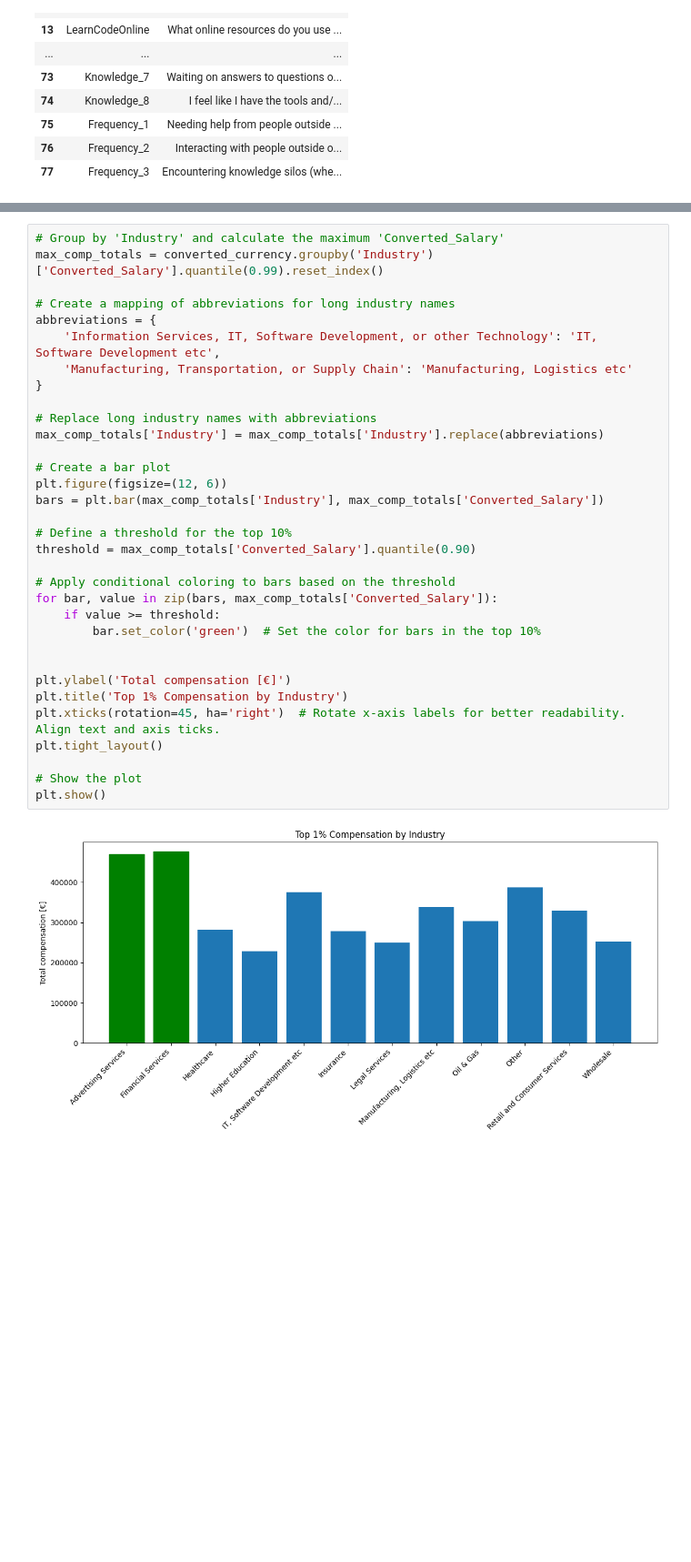
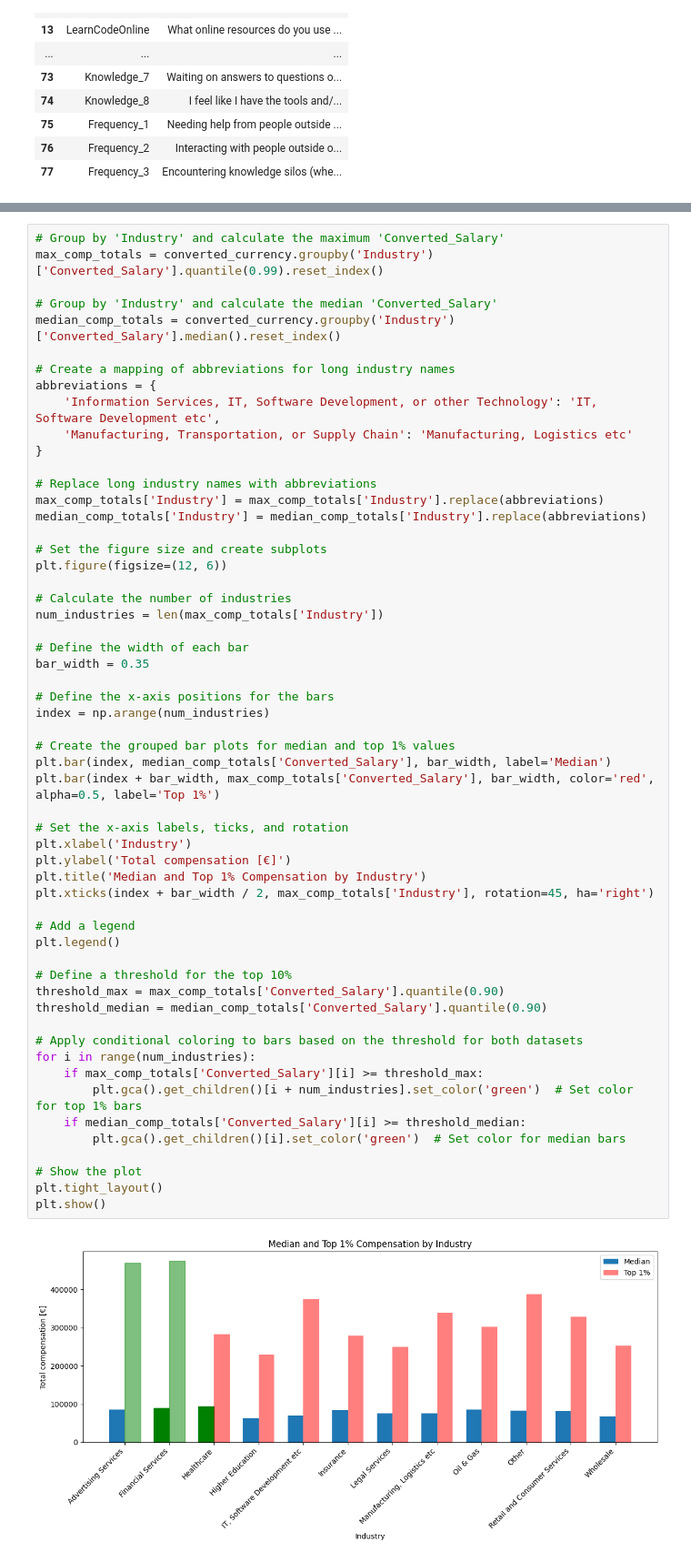
Before and after one commit to YKarsten/Annual-developer-survey-analysis, a Jupyter notebook: SO-2023-survey.ipynb, the cells around one changed output, grey strips where cells are left out. Shown: that part at 91% size. Saved outputs shown, nothing was run; the diff lists cells and outputs as text; blank space fills up the shorter version.

Commit message:
Show median and .99 quantile in a single plot

```diff
--- a/SO-2023-survey.ipynb
+++ b/SO-2023-survey.ipynb
@@ -195,35 +269,58 @@ Highest compensations per industry field in EUR
 # %%
 # Group by 'Industry' and calculate the maximum 'Converted_Salary'
 max_comp_totals = converted_currency.groupby('Industry')['Converted_Salary'].quantile(0.99).reset_index()
+
+# Group by 'Industry' and calculate the median 'Converted_Salary'
+median_comp_totals = converted_currency.groupby('Industry')['Converted_Salary'].median().reset_index()
 
 # Create a mapping of abbreviations for long industry names
 abbreviations = {
     'Information Services, IT, Software Development, or other Technology': 'IT, Software Development etc',
     'Manufacturing, Transportation, or Supply Chain': 'Manufacturing, Logistics etc'
 }
 
 # Replace long industry names with abbreviations
 max_comp_totals['Industry'] = max_comp_totals['Industry'].replace(abbreviations)
+median_comp_totals['Industry'] = median_comp_totals['Industry'].replace(abbreviations)
 
-# Create a bar plot
+# Set the figure size and create subplots
 plt.figure(figsize=(12, 6))
-bars = plt.bar(max_comp_totals['Industry'], max_comp_totals['Converted_Salary'])
+
+# Calculate the number of industries
+num_industries = len(max_comp_totals['Industry'])
+
+# Define the width of each bar
+bar_width = 0.35
+
+# Define the x-axis positions for the bars
+index = np.arange(num_industries)
+
+# Create the grouped bar plots for median and top 1% values
+plt.bar(index, median_comp_totals['Converted_Salary'], bar_width, label='Median')
+plt.bar(index + bar_width, max_comp_totals['Converted_Salary'], bar_width, color='red', alpha=0.5, label='Top 1%')
+
+# Set the x-axis labels, ticks, and rotation
+plt.xlabel('Industry')
+plt.ylabel('Total compensation [€]')
+plt.title('Median and Top 1% Compensation by Industry')
+plt.xticks(index + bar_width / 2, max_comp_totals['Industry'], rotation=45, ha='right')
+
+# Add a legend
+plt.legend()
 
 # Define a threshold for the top 10%
-threshold = max_comp_totals['Converted_Salary'].quantile(0.90)
+threshold_max = max_comp_totals['Converted_Salary'].quantile(0.90)
+threshold_median = median_comp_totals['Converted_Salary'].quantile(0.90)
 
-# Apply conditional coloring to bars based on the threshold
-for bar, value in zip(bars, max_comp_totals['Converted_Salary']):
-    if value >= threshold:
-        bar.set_color('green')  # Set the color for bars in the top 10%
-
-
-plt.ylabel('Total compensation [€]')
-plt.title('Top 1% Compensation by Industry')
-plt.xticks(rotation=45, ha='right')  # Rotate x-axis labels for better readability. Align text and axis ticks.
-plt.tight_layout()
+# Apply conditional coloring to bars based on the threshold for both datasets
+for i in range(num_industries):
+    if max_comp_totals['Converted_Salary'][i] >= threshold_max:
+        plt.gca().get_children()[i + num_industries].set_color('green')  # Set color for top 1% bars
+    if median_comp_totals['Converted_Salary'][i] >= threshold_median:
+        plt.gca().get_children()[i].set_color('green')  # Set color for median bars
 
 # Show the plot
+plt.tight_layout()
 plt.show()
 # %% [output]
-[figure, old version]
+[figure, new version]
```
Also changed, not shown: parts of 11 cells of this notebook.
